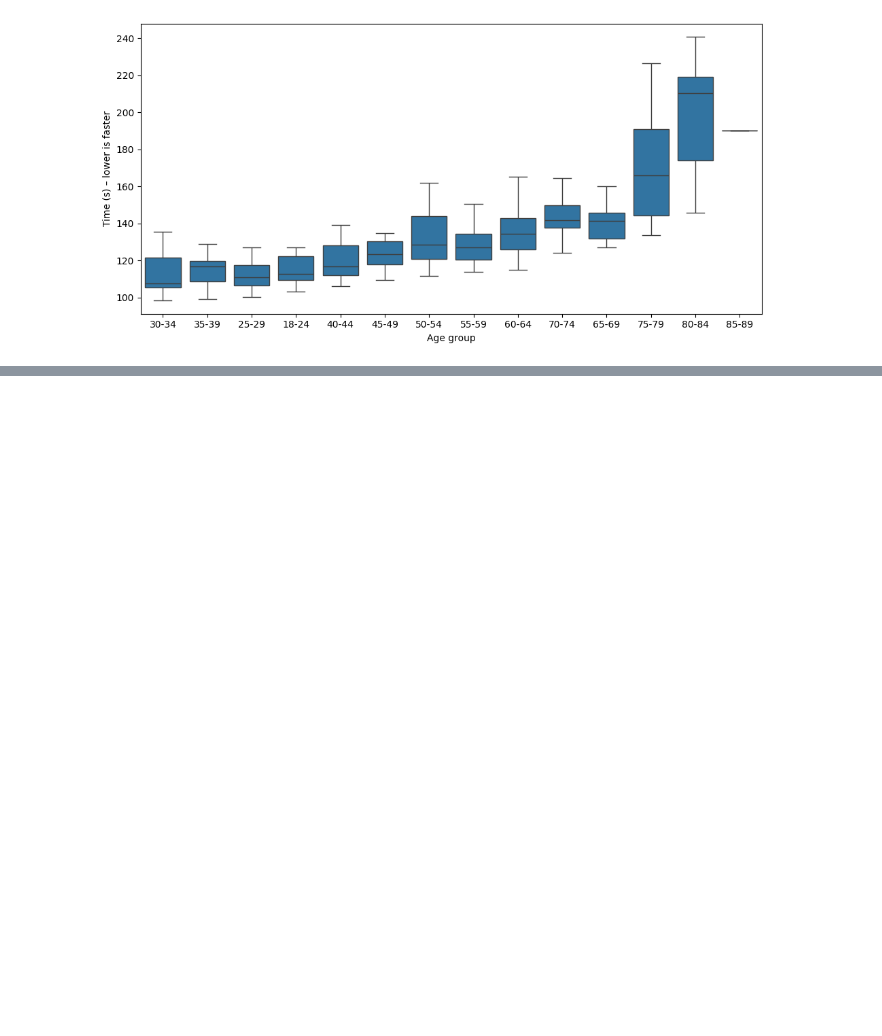
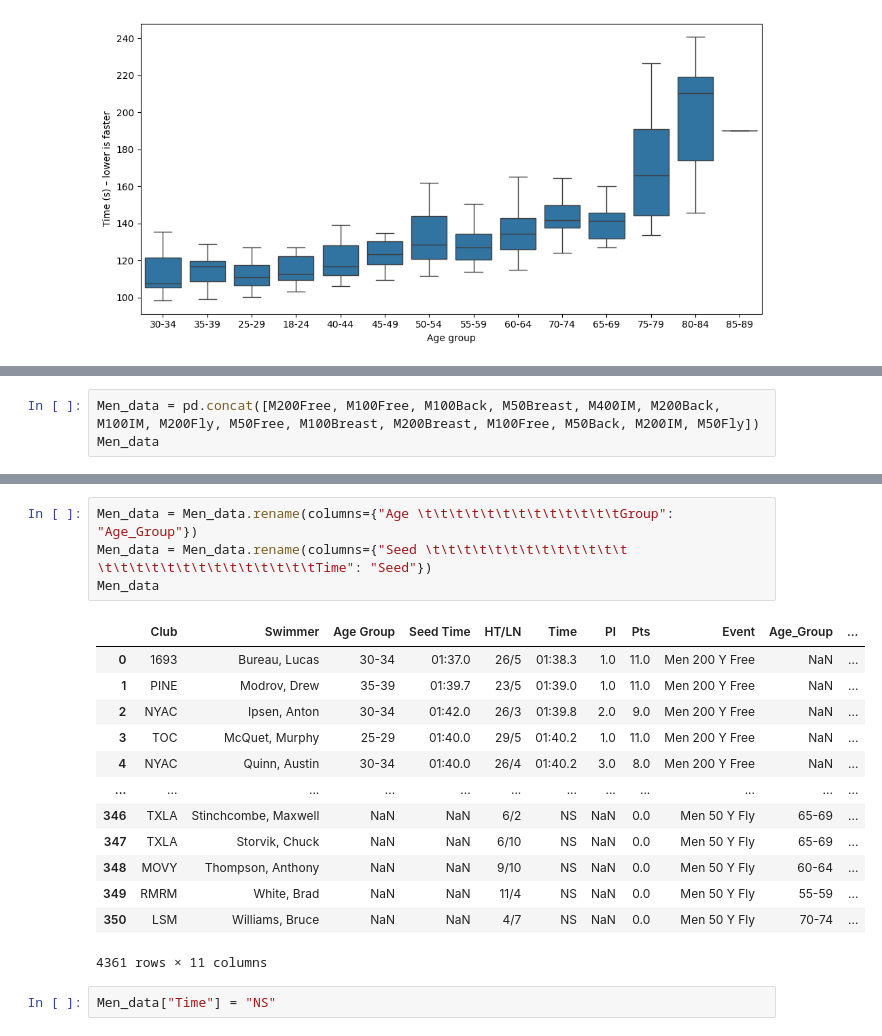
Before and after one commit to ZlataSparrow/An-Introduction-to-Statistical-Learning-Python, a Jupyter notebook: notebook/notebook_1.ipynb, the cells around one changed output, grey strips where cells are left out. Cells and saved outputs as stored; diff of their text form; blank space fills up the shorter version.

```diff
--- a/notebook/notebook_1.ipynb
+++ b/notebook/notebook_1.ipynb
@@ -145,0 +159,3 @@ M200
+# %%
+Men_data = pd.concat([M200Free, M100Free, M100Back, M50Breast, M400IM, M200Back, M100IM, M200Fly, M50Free, M100Breast, M200Breast, M100Free, M50Back, M200IM, M50Fly])
+Men_data
@@ -145,0 +176,20 @@ M200
+# %%
+Men_data = Men_data.rename(columns={"Age \t\t\t\t\t\t\t\t\t\t\t\t\tGroup": "Age_Group"})
+Men_data = Men_data.rename(columns={"Seed \t\t\t\t\t\t\t\t\t\t\t\t\t \t\t\t\t\t\t\t\t\t\t\t\t\t\tTime": "Seed"})
+Men_data
+# %% [output]
+|  | Club | Swimmer | Age Group | Seed Time | HT/LN | Time | Pl | Pts | Event | Age_Group | ... |
+| 0 | 1693 | Bureau, Lucas | 30-34 | 01:37.0 | 26/5 | 01:38.3 | 1.0 | 11.0 | Men 200 Y Free | NaN | ... |
+| 1 | PINE | Modrov, Drew | 35-39 | 01:39.7 | 23/5 | 01:39.0 | 1.0 | 11.0 | Men 200 Y Free | NaN | ... |
+| 2 | NYAC | Ipsen, Anton | 30-34 | 01:42.0 | 26/3 | 01:39.8 | 2.0 | 9.0 | Men 200 Y Free | NaN | ... |
+| 3 | TOC | McQuet, Murphy | 25-29 | 01:40.0 | 29/5 | 01:40.2 | 1.0 | 11.0 | Men 200 Y Free | NaN | ... |
+| 4 | NYAC | Quinn, Austin | 30-34 | 01:40.0 | 26/4 | 01:40.2 | 3.0 | 8.0 | Men 200 Y Free | NaN | ... |
+| ... | ... | ... | ... | ... | ... | ... | ... | ... | ... | ... | ... |
+| 346 | TXLA | Stinchcombe, Maxwell | NaN | NaN | 6/2 | NS | NaN | 0.0 | Men 50 Y Fly | 65-69 | ... |
+| 347 | TXLA | Storvik, Chuck | NaN | NaN | 6/10 | NS | NaN | 0.0 | Men 50 Y Fly | 65-69 | ... |
+| 348 | MOVY | Thompson, Anthony | NaN | NaN | 9/10 | NS | NaN | 0.0 | Men 50 Y Fly | 60-64 | ... |
+| 349 | RMRM | White, Brad | NaN | NaN | 11/4 | NS | NaN | 0.0 | Men 50 Y Fly | 55-59 | ... |
+| 350 | LSM | Williams, Bruce | NaN | NaN | 4/7 | NS | NaN | 0.0 | Men 50 Y Fly | 70-74 | ... |
+4361 rows × 11 columns
+# %%
+Men_data["Time"] = "NS"
```
Also changed, not shown: parts of 4 cells of this notebook.
